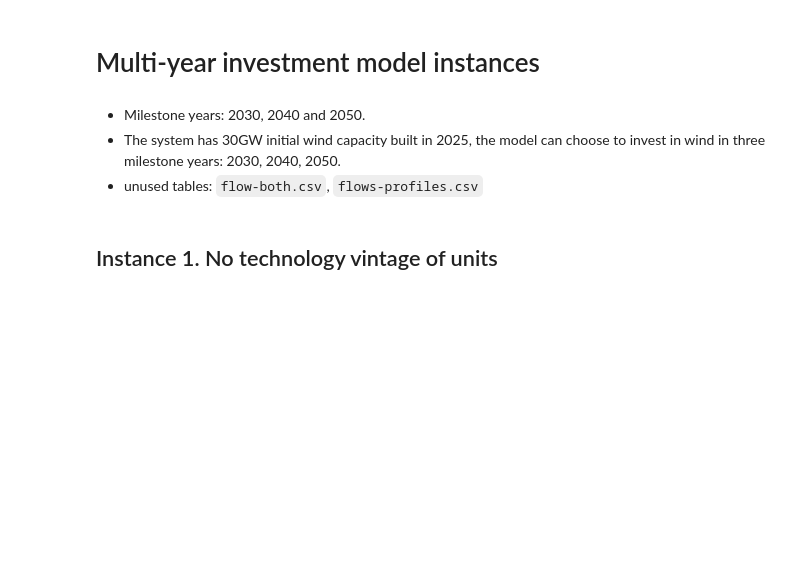
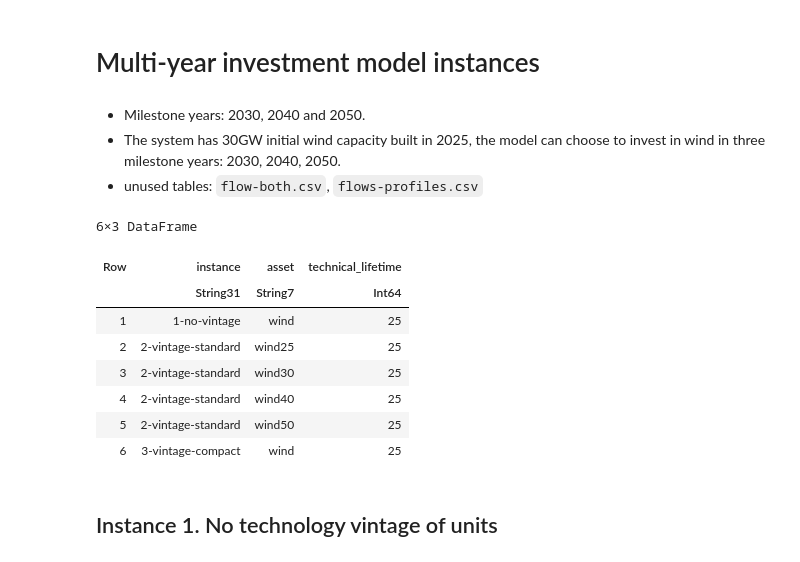
Before and after one commit to nnhjy/VintageDemo, a Jupyter notebook: demo-CapConstr-NS-wind/VintageDemoTulipa.ipynb, the cells around one changed output. Cells and saved outputs as stored; diff of their text form; code cells hidden in the pictures; blank space fills up the shorter version.

Commit message:
add decommission configs and profile-based elec demand

```diff
--- a/demo-CapConstr-NS-wind/VintageDemoTulipa.ipynb
+++ b/demo-CapConstr-NS-wind/VintageDemoTulipa.ipynb
@@ -25,6 +25,28 @@ include("../src/util_analysis.jl");
 - Milestone years: 2030, 2040 and 2050.
 - The system has 30GW initial wind capacity built in 2025, the model can choose to invest in wind in three milestone years: 2030, 2040, 2050.
 - unused tables: `flow-both.csv`, `flows-profiles.csv`
+# %%
+# Config whether wind turbine is decommissionable
+const DECOMM = true
+DECOMM && begin
+    wind_turbine_name_patterns = Dict("1-no-vintage" => "'wind%'", "2-vintage-standard" => "'wind_0%'", "3-vintage-compact" => "'wind%'")
+
+    parameter_table_dir = "./model-instance-Tulipa/config-instance/decommission"
+    # compulsory parameter `decommissionable`: the .csv just serves to show the diff
+    df_diff_asset_both = CSV.read(joinpath(parameter_table_dir, "asset-both_decommission.csv"), DataFrame)
+    # optional parameter `technical_lifetime`: the .csv may contain asset specific value
+    df_diff_asset = CSV.read(joinpath(parameter_table_dir, "asset_tech-lifetime.csv"), DataFrame)
+end
+# %% [output]
+6×3 DataFrame
+| Row | instance | asset | technical_lifetime |
+|  | String31 | String7 | Int64 |
+| 1 | 1-no-vintage | wind | 25 |
+| 2 | 2-vintage-standard | wind25 | 25 |
+| 3 | 2-vintage-standard | wind30 | 25 |
+| 4 | 2-vintage-standard | wind40 | 25 |
+| 5 | 2-vintage-standard | wind50 | 25 |
+| 6 | 3-vintage-compact | wind | 25 |
 # %% [markdown]
 ## Instance 1. No technology vintage of units
 # %% [markdown]
```
Also changed, not shown: parts of 31 cells of this notebook, 37 other files.
